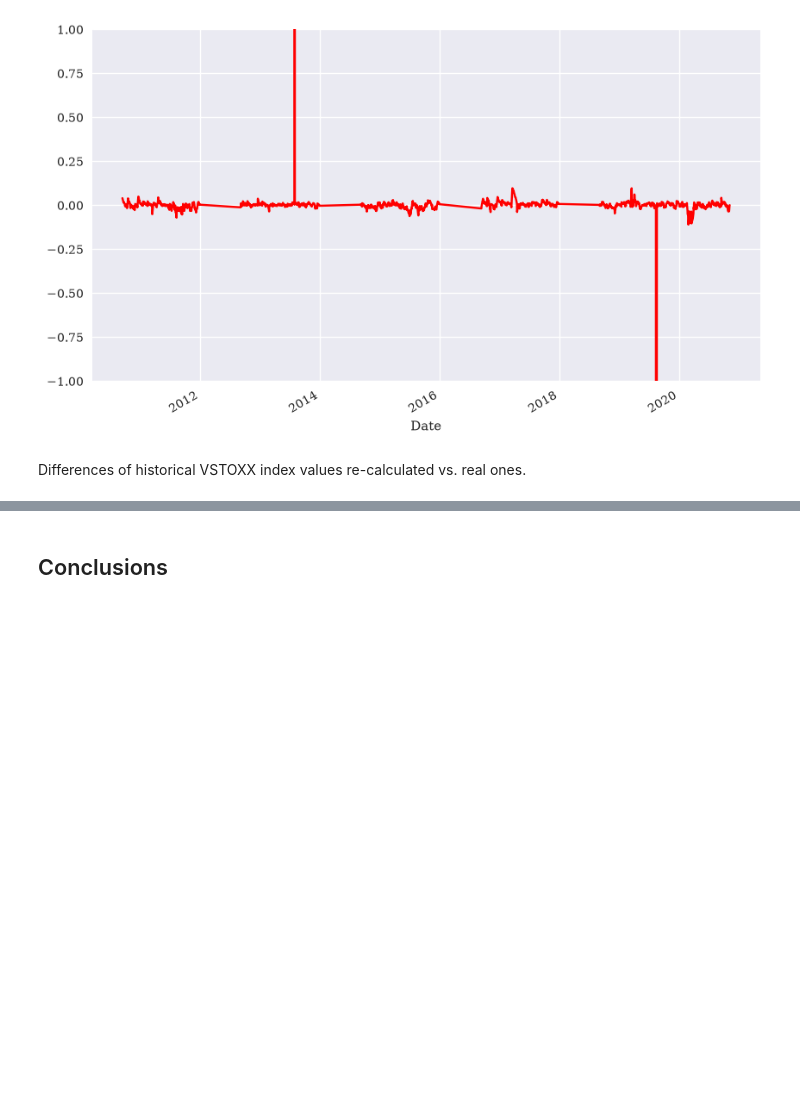
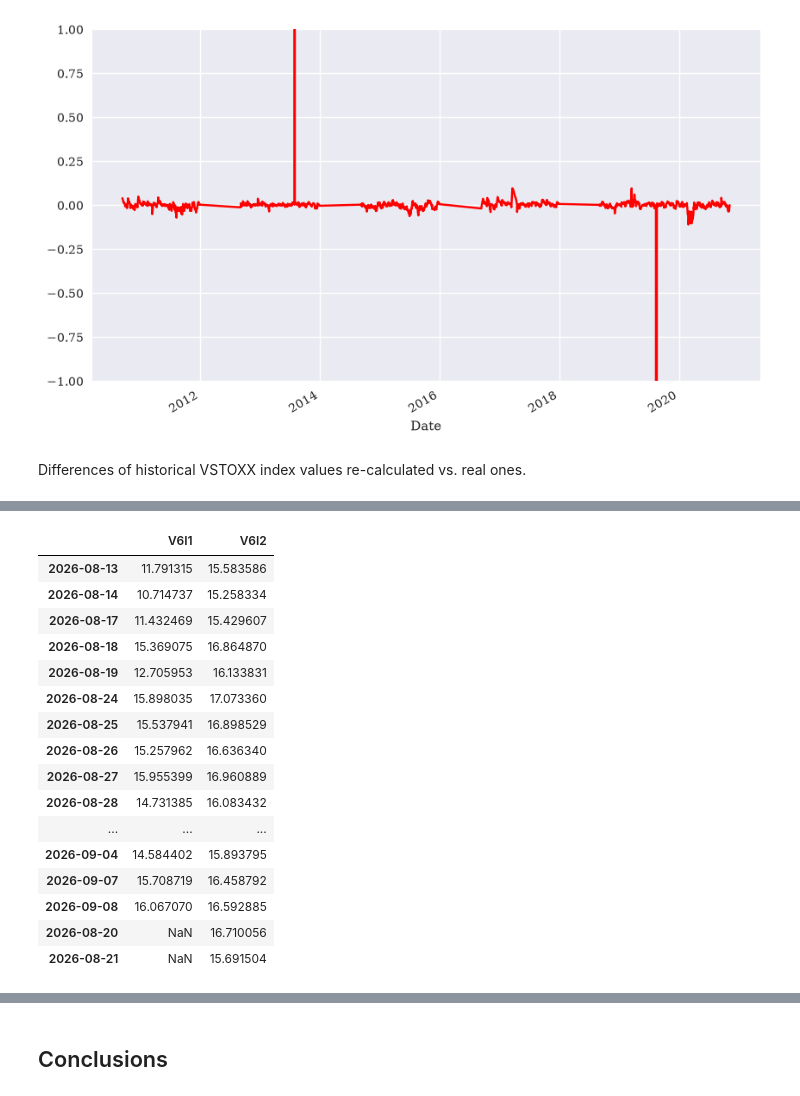
Before and after one commit to tuanito/lvvd, a Jupyter notebook: code/05_vstoxx_index.ipynb, the cells around one changed output, grey strips where cells are left out. Saved outputs shown, nothing was run; the diff lists cells and outputs as text; code cells hidden in the pictures; blank space fills up the shorter version.

```diff
--- a/code/05_vstoxx_index.ipynb
+++ b/code/05_vstoxx_index.ipynb
@@ -570,0 +575,23 @@ data['Difference'].plot(figsize=(10, 6), style="r", grid=True,
+# %%
+import index_subindex_calculation as isc
+si_live = isc.make_subindex('data/', filename='index_option_series_live.h5',
+                            key_prefix='/options/OESX/')
+si_live[['V6I1', 'V6I2']]
+# %% [output]
+|  | V6I1 | V6I2 |
+| 2026-08-13 | 11.791315 | 15.583586 |
+| 2026-08-14 | 10.714737 | 15.258334 |
+| 2026-08-17 | 11.432469 | 15.429607 |
+| 2026-08-18 | 15.369075 | 16.864870 |
+| 2026-08-19 | 12.705953 | 16.133831 |
+| 2026-08-24 | 15.898035 | 17.073360 |
+| 2026-08-25 | 15.537941 | 16.898529 |
+| 2026-08-26 | 15.257962 | 16.636340 |
+| 2026-08-27 | 15.955399 | 16.960889 |
+| 2026-08-28 | 14.731385 | 16.083432 |
+| ... | ... | ... |
+| 2026-09-04 | 14.584402 | 15.893795 |
+| 2026-09-07 | 15.708719 | 16.458792 |
+| 2026-09-08 | 16.067070 | 16.592885 |
+| 2026-08-20 | NaN | 16.710056 |
+| 2026-08-21 | NaN | 15.691504 |
```
Also changed, not shown: parts of 8 cells of this notebook, 3 other files.
